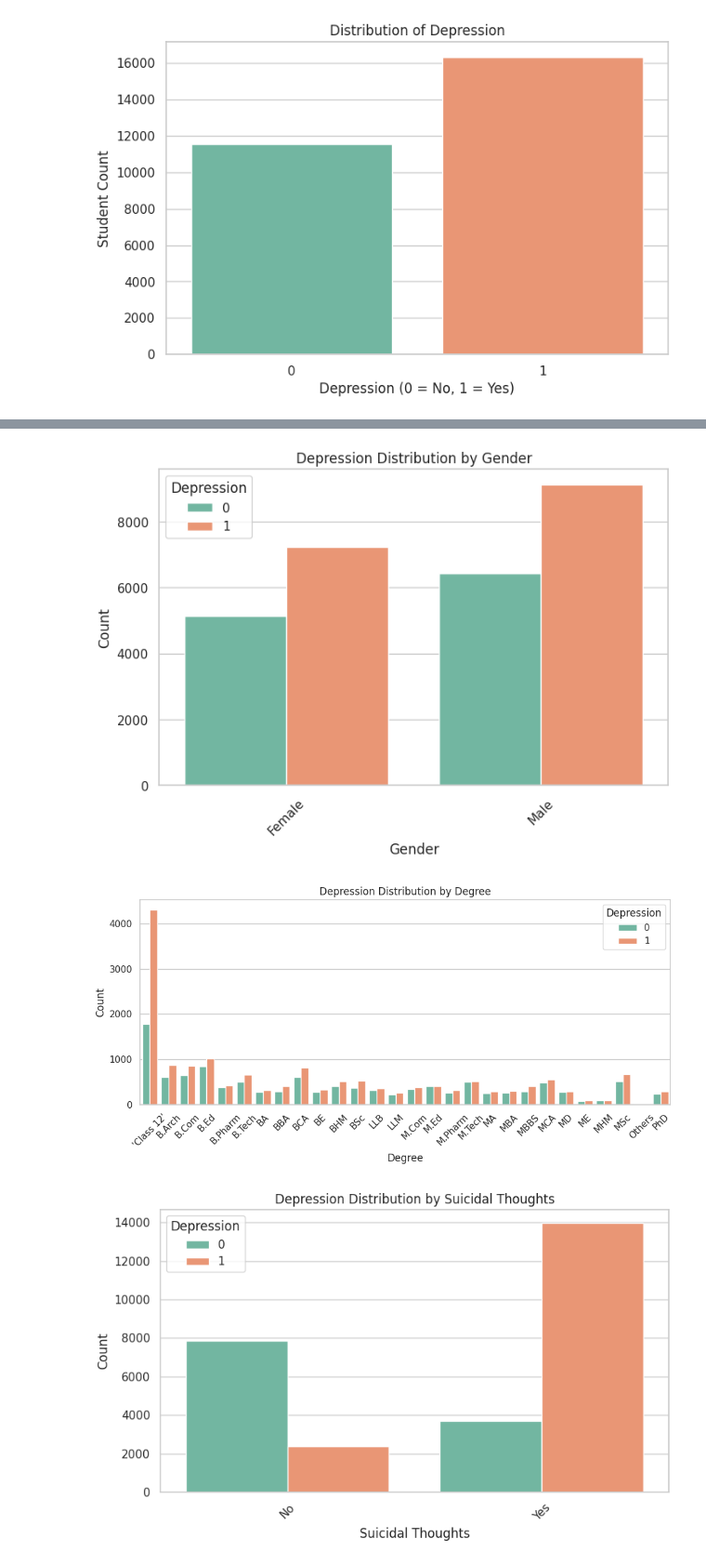
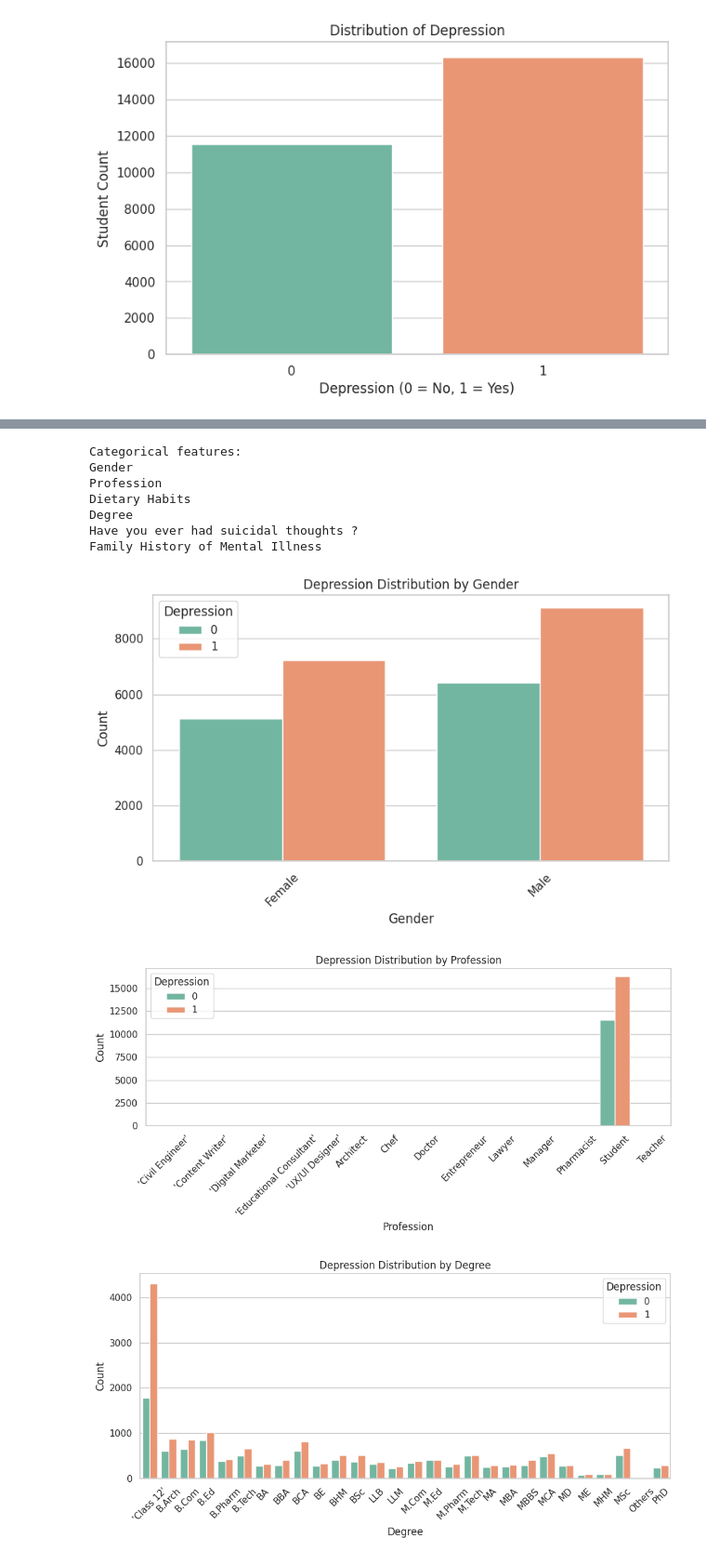
Before and after one commit to SeminiAmanda/student-depression-predictor, a Jupyter notebook: notebooks/FC110568_DiliniSew/dataPreprocessing.ipynb, the cells around one changed output, grey strips where cells are left out. Shown at 93% size. Saved outputs shown, nothing was run; the diff lists cells and outputs as text; code cells hidden in the pictures.

Commit message:
Perform complete data cleaning, type conversions, and removal of irrelevant columns and low-quality rows with EDA

```diff
--- a/notebooks/FC110568_DiliniSew/dataPreprocessing.ipynb
+++ b/notebooks/FC110568_DiliniSew/dataPreprocessing.ipynb
@@ -167,6 +307,10 @@ dtype: int64
 for col in ['Sleep Duration']:
     if df[col].isnull().sum() > 0:
         df[col].fillna(df[col].median(), inplace=True)
+
+for col in ['Financial Stress']:
+    if df[col].isnull().sum() > 0:
+        df[col].fillna(df[col].median(), inplace=True)
 # %%
 missing_values = df.isnull().sum()
 print("Missing values:\n", missing_values)
@@ -193,0 +353,2 @@ dtype: int64
+# %%
+df.dropna(inplace=True)
@@ -193,0 +382,3 @@ dtype: int64
+# %%
+print(df['id'].values)
+df.drop(columns=['id'], inplace=True)
@@ -194,3 +389,5 @@ dtype: int64
+# %%
+df.drop(columns=['City'], inplace=True, errors='ignore')
 # %% [markdown]
 # Exploratory Data Analysis
 # %% [markdown]
@@ -210,3 +407,15 @@ plt.show()
+# %%
+print("Categorical features:")
+for col in df.select_dtypes(include=['category']).columns:
+    print(col)
+# %% [output]
+Categorical features:
+Gender
+Profession
+Dietary Habits
+Degree
+Have you ever had suicidal thoughts ?
+Family History of Mental Illness
 # %%
 #Gender
 plt.figure(figsize=(8,5))
@@ -216,6 +425,17 @@ plt.xlabel("Gender")
 plt.ylabel("Count")
 plt.xticks(rotation=45)
 plt.legend(title="Depression")
+plt.tight_layout()
+
+#Profession
+plt.figure(figsize=(10, 5))
+sns.countplot(x='Profession', hue='Depression', data=df, palette="Set2")
+plt.title("Depression Distribution by Profession")
+plt.xlabel("Profession")
+plt.ylabel("Count")
+plt.xticks(rotation=45)
+plt.legend(title="Depression")
+plt.tight_layout()
 
 #Degree
 plt.figure(figsize=(10, 5))
@@ -234,33 +454,33 @@ plt.title("Depression Distribution by Suicidal Thoughts")
 plt.xlabel("Suicidal Thoughts")
 plt.ylabel("Count")
 plt.legend(title="Depression")
 plt.xticks(rotation=45)
 plt.tight_layout()
 
 #Family History of Mental Illness
 plt.figure(figsize=(8, 5))
 sns.countplot(x='Family History of Mental Illness', hue='Depression', data=df, palette="Set2")
 plt.title("Depression Distribution by Family History of Mental Illness")
 plt.xlabel("Family History of Mental Illness")
 plt.ylabel("Count")
 plt.legend(title="Depression")
 plt.xticks(rotation=45)
 plt.tight_layout()
 
 
 #Dietary Habits
 plt.figure(figsize=(8, 5))
 sns.countplot(x='Dietary Habits', hue='Depression', data=df, palette="Set2")
 plt.title("Depression Distribution by Dietary Habits")
 plt.xlabel("Dietary Habits")
 plt.ylabel("Count")
 plt.legend(title="Depression")
 plt.xticks(rotation=45)
 plt.tight_layout()
 
 
 plt.show()
 # %% [output]
-[figure, old version]
+[figure, new version]
-[figure, old version]
+[figure, new version]
-[figure, old version]
+[figure, new version]
```
Also changed, not shown: parts of 56 cells of this notebook.
